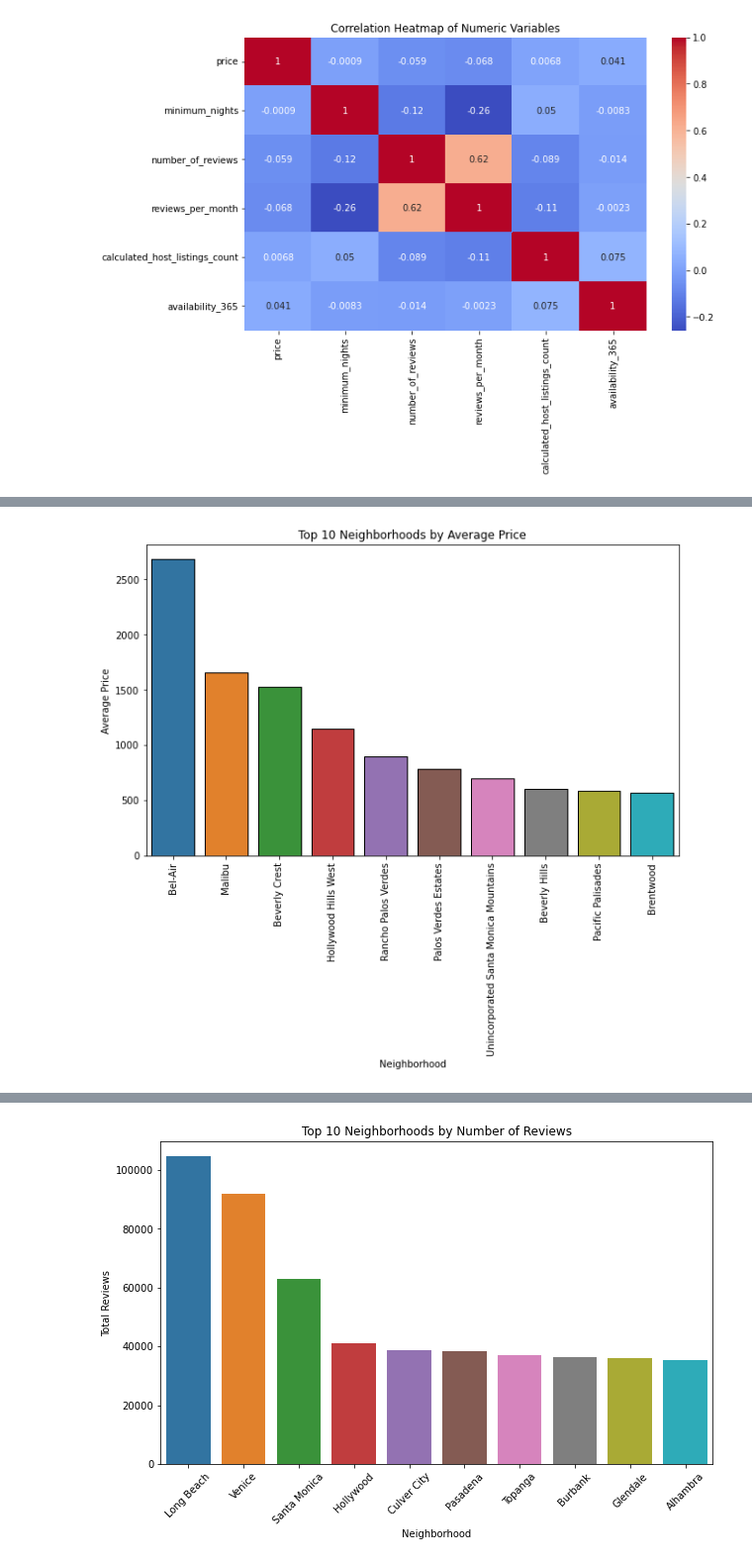
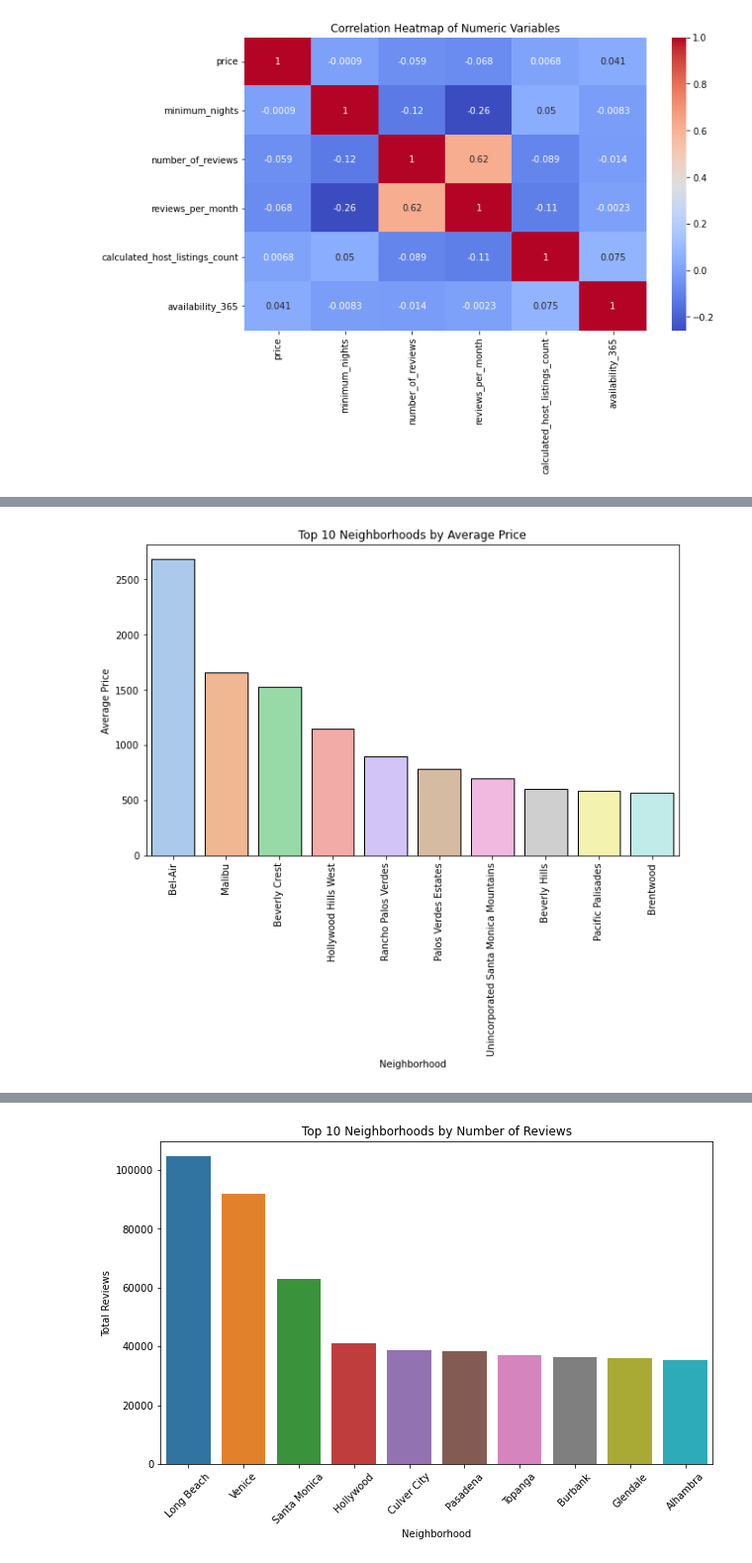
Before and after one commit to siddiq22/AirBnbLA, a Jupyter notebook: AirBnb.ipynb, the cells around one changed output, grey strips where cells are left out. Shown at 99% size. Cells and saved outputs as stored; diff of their text form; code cells hidden in the pictures.

```diff
--- a/AirBnb.ipynb
+++ b/AirBnb.ipynb
@@ -182,16 +162,11 @@ plt.show()
 # %%
-df_avg_price_group = df.groupby('neighbourhood')['price'].mean().reset_index()
-
-df_top_10 = df_avg_price_group.sort_values(by='price', ascending=False).head(10)
-
 plt.figure(figsize=(10, 6))
-sns.barplot(data=df_top_10, x='neighbourhood', y='price', edgecolor='black')
-
+sns.barplot(data=df_top_10, x='neighbourhood', y='price', edgecolor='black', palette=sns.color_palette('pastel'))
 plt.title('Top 10 Neighborhoods by Average Price')
 plt.xlabel('Neighborhood')
 plt.ylabel('Average Price')
 plt.xticks(rotation=90)
 plt.show()
 # %% [output]
-[figure, old version]
+[figure, new version]
 # %%
```
Also changed, not shown: parts of 12 cells of this notebook.
